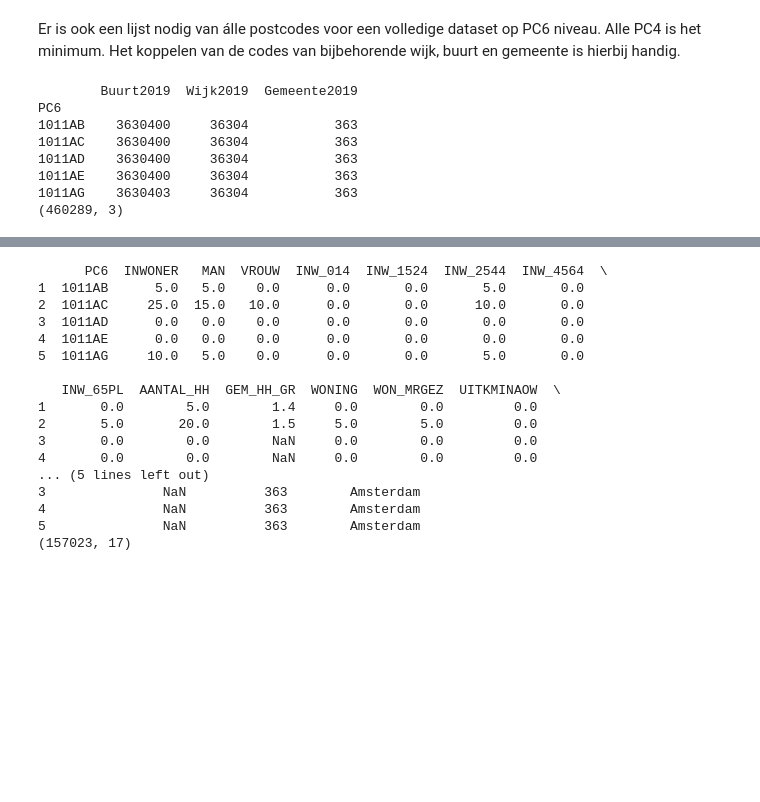
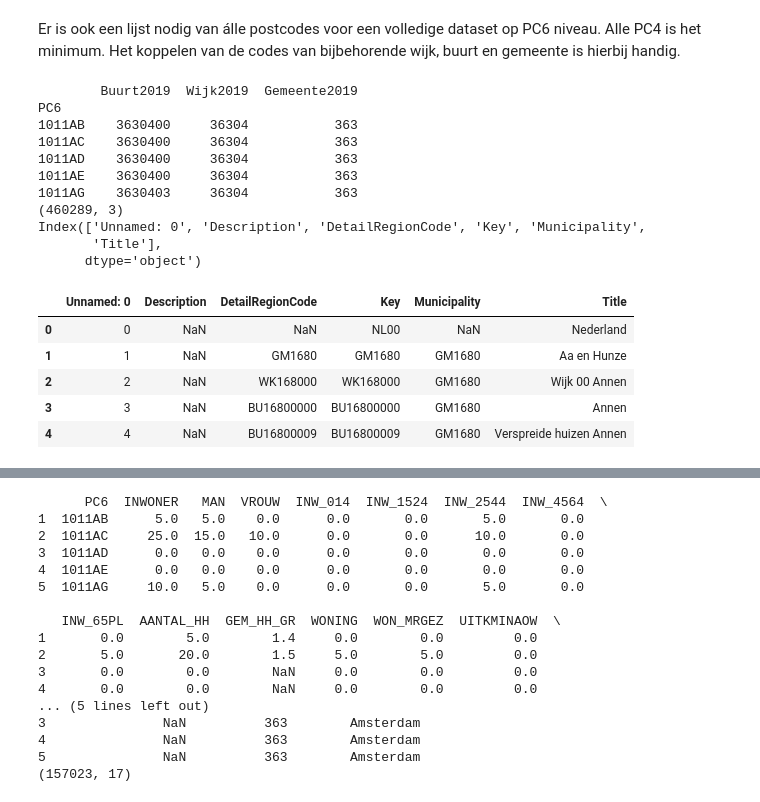
Before and after one commit to DanAugustus/KiesKaart, a Jupyter notebook: PC4e6_database.ipynb, the cells around one changed output, grey strips where cells are left out. Cells and saved outputs as stored; diff of their text form; code cells hidden in the pictures; blank space fills up the shorter version.

```diff
--- a/PC4e6_database.ipynb
+++ b/PC4e6_database.ipynb
@@ -79,16 +103,29 @@ Er is ook een lijst nodig van álle postcodes voor een volledige dataset op PC6
 # %%
-data_postcodes = pd.read_csv(postcodes[0], sep = postcodes[1])
-data_postcodes = data_postcodes.groupby('PC6').median().drop('Huisnummer', axis=1)
-for col in data_postcodes.columns:
-    data_postcodes[col] = data_postcodes[col].astype('int')
-print(data_postcodes.head())
-print(data_postcodes.shape)
+index_postcodes = pd.read_csv(postcodes[0], sep = postcodes[1])
+index_postcodes = index_postcodes.groupby('PC6').median().drop('Huisnummer', axis=1)
+for col in index_postcodes.columns:
+    index_postcodes[col] = index_postcodes[col].astype('int')
+print(index_postcodes.head())
+print(index_postcodes.shape)
+
+index_plaatsen = pd.read_csv('Data/PlaatsenIndex.csv', sep=";")
+print(index_plaatsen.columns)
+index_plaatsen.head()
 # %% [output]
         Buurt2019  Wijk2019  Gemeente2019
 PC6
 1011AB    3630400     36304           363
 1011AC    3630400     36304           363
 1011AD    3630400     36304           363
 1011AE    3630400     36304           363
 1011AG    3630403     36304           363
 (460289, 3)
+Index(['Unnamed: 0', 'Description', 'DetailRegionCode', 'Key', 'Municipality',
+       'Title'],
+      dtype='object')
+|  | Unnamed: 0 | Description | DetailRegionCode | Key | Municipality | Title |
+| 0 | 0 | NaN | NaN | NL00 | NaN | Nederland |
+| 1 | 1 | NaN | GM1680 | GM1680 | GM1680 | Aa en Hunze |
+| 2 | 2 | NaN | WK168000 | WK168000 | GM1680 | Wijk 00 Annen |
+| 3 | 3 | NaN | BU16800000 | BU16800000 | GM1680 | Annen |
+| 4 | 4 | NaN | BU16800009 | BU16800009 | GM1680 | Verspreide huizen Annen |
```
Also changed, not shown: parts of 12 cells of this notebook.
